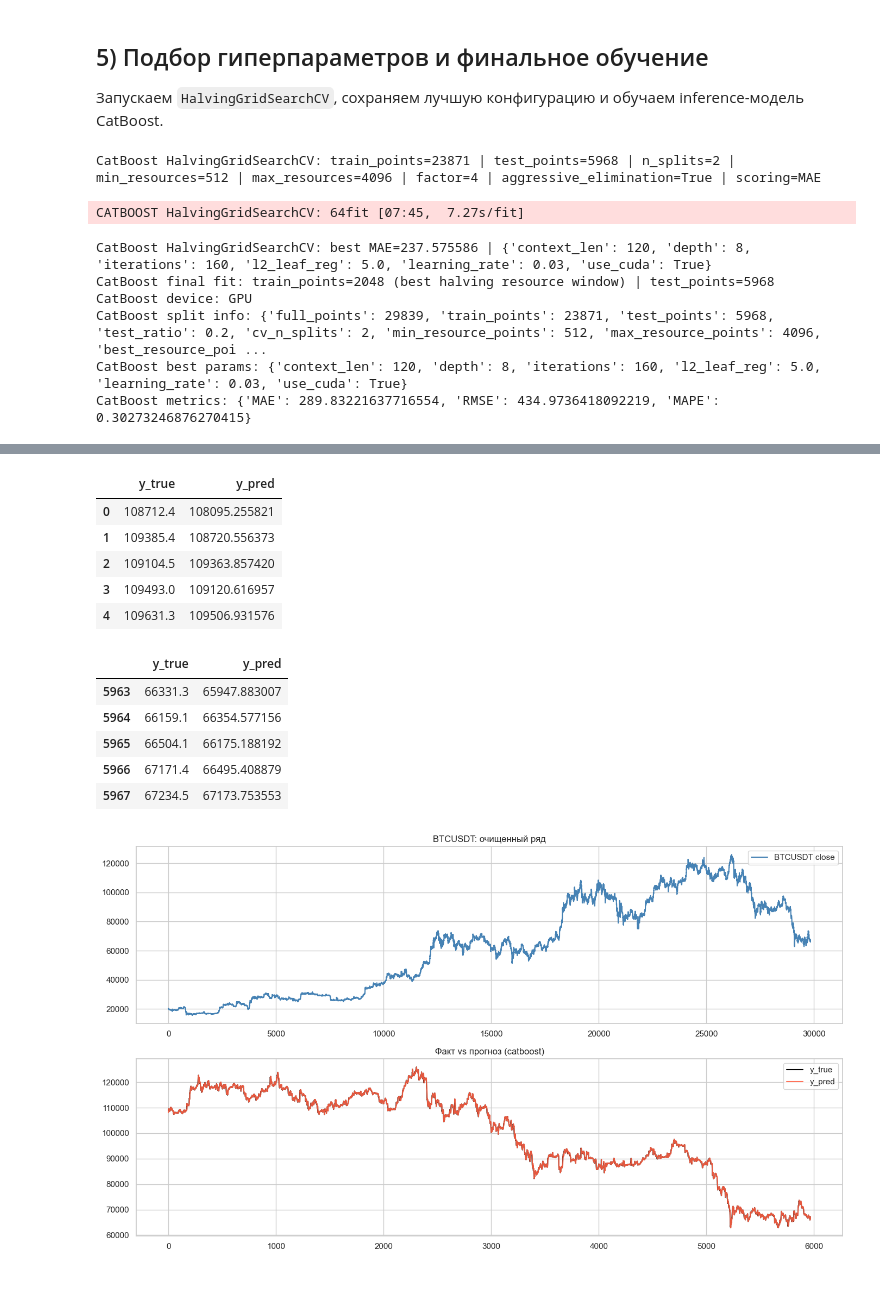
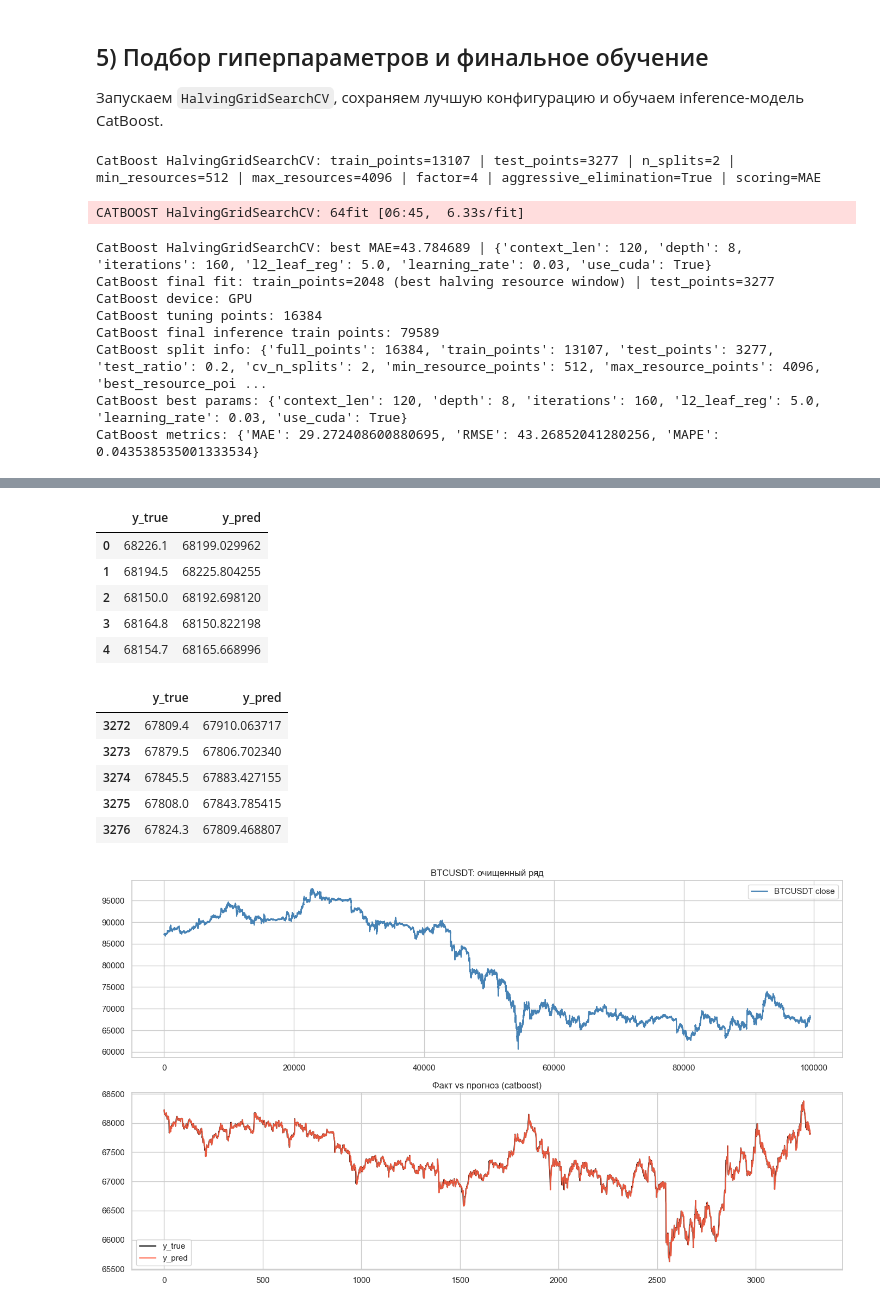
Before and after one commit to SHA-inc-unity/VKR_2026_ModelBase, a Jupyter notebook: timeseries_catboost_pipeline.ipynb, the cells around one changed output, grey strips where cells are left out. Drawn from its saved outputs; the diff is of its cells as text; code cells hidden in the pictures.

```diff
--- a/timeseries_catboost_pipeline.ipynb
+++ b/timeseries_catboost_pipeline.ipynb
@@ -482,7 +497,7 @@ CatBoost search: min_points=512, max_points=4096, factor=4, scoring=MAE, time_we
 Запускаем `HalvingGridSearchCV`, сохраняем лучшую конфигурацию и обучаем inference-модель CatBoost.
 # %%
 catboost_best_params, catboost_cv_df, model_metrics, pred_df, catboost_split_info = run_catboost_gridsearchcv_native_pipeline(
-    full_series=full,
+    full_series=tuning_full,
     param_grid=CATBOOST_PARAM_GRID,
     test_ratio=CONFIG.test_ratio,
     n_splits=CATBOOST_CV_SPLITS,
@@ -526,6 +541,8 @@ cv_preview_cols = [
     ] if col in catboost_cv_df.columns
 ]
 
+print('CatBoost tuning points:', len(tuning_full))
+print('CatBoost final inference train points:', len(train))
 print('CatBoost split info:', catboost_split_info)
 print('CatBoost best params:', catboost_best_params)
 print('CatBoost metrics:', model_metrics)
@@ -534,12 +551,14 @@ display(pred_df.head())
 display(pred_df.tail())
 plot_result(RUN_SYMBOL, RUN_MODEL, full, pred_df)
 # %% [output]
-CatBoost HalvingGridSearchCV: train_points=23871 | test_points=5968 | n_splits=2 | min_resources=512 | max_resources=4096 | factor=4 | aggressive_elimination=True | scoring=MAE
+CatBoost HalvingGridSearchCV: train_points=13107 | test_points=3277 | n_splits=2 | min_resources=512 | max_resources=4096 | factor=4 | aggressive_elimination=True | scoring=MAE
-CATBOOST HalvingGridSearchCV: 64fit [07:45,  7.27s/fit]
+CATBOOST HalvingGridSearchCV: 64fit [06:45,  6.33s/fit]
-CatBoost HalvingGridSearchCV: best MAE=237.575586 | {'context_len': 120, 'depth': 8, 'iterations': 160, 'l2_leaf_reg': 5.0, 'learning_rate': 0.03, 'use_cuda': True}
-CatBoost final fit: train_points=2048 (best halving resource window) | test_points=5968
+CatBoost HalvingGridSearchCV: best MAE=43.784689 | {'context_len': 120, 'depth': 8, 'iterations': 160, 'l2_leaf_reg': 5.0, 'learning_rate': 0.03, 'use_cuda': True}
+CatBoost final fit: train_points=2048 (best halving resource window) | test_points=3277
 CatBoost device: GPU
-CatBoost split info: {'full_points': 29839, 'train_points': 23871, 'test_points': 5968, 'test_ratio': 0.2, 'cv_n_splits': 2, 'min_resource_points': 512, 'max_resource_points': 4096, 'best_resource_poi ...
+CatBoost tuning points: 16384
+CatBoost final inference train points: 79589
+CatBoost split info: {'full_points': 16384, 'train_points': 13107, 'test_points': 3277, 'test_ratio': 0.2, 'cv_n_splits': 2, 'min_resource_points': 512, 'max_resource_points': 4096, 'best_resource_poi ...
 CatBoost best params: {'context_len': 120, 'depth': 8, 'iterations': 160, 'l2_leaf_reg': 5.0, 'learning_rate': 0.03, 'use_cuda': True}
-CatBoost metrics: {'MAE': 289.83221637716554, 'RMSE': 434.9736418092219, 'MAPE': 0.30273246876270415}
+CatBoost metrics: {'MAE': 29.272408600880695, 'RMSE': 43.26852041280256, 'MAPE': 0.043538535001333534}
 |  | score | score_std | param_context_len | param_depth | param_learning_rate | param_iterations | ... |
@@ -562,14 +581,14 @@ CatBoost metrics: {'MAE': 289.83221637716554, 'RMSE': 434.9736418092219, 'MAPE':
 |  | y_true | y_pred |
-| 0 | 108712.4 | 108095.255821 |
-| 1 | 109385.4 | 108720.556373 |
-| 2 | 109104.5 | 109363.857420 |
-| 3 | 109493.0 | 109120.616957 |
-| 4 | 109631.3 | 109506.931576 |
+| 0 | 68226.1 | 68199.029962 |
+| 1 | 68194.5 | 68225.804255 |
+| 2 | 68150.0 | 68192.698120 |
+| 3 | 68164.8 | 68150.822198 |
+| 4 | 68154.7 | 68165.668996 |
 |  | y_true | y_pred |
-| 5963 | 66331.3 | 65947.883007 |
-| 5964 | 66159.1 | 66354.577156 |
-| 5965 | 66504.1 | 66175.188192 |
-| 5966 | 67171.4 | 66495.408879 |
-| 5967 | 67234.5 | 67173.753553 |
+| 3272 | 67809.4 | 67910.063717 |
+| 3273 | 67879.5 | 67806.702340 |
+| 3274 | 67845.5 | 67883.427155 |
+| 3275 | 67808.0 | 67843.785415 |
+| 3276 | 67824.3 | 67809.468807 |
-[figure, old version]
+[figure, new version]
 # %% [markdown]
```
Also changed, not shown: parts of 15 cells of this notebook, 16 other files.
